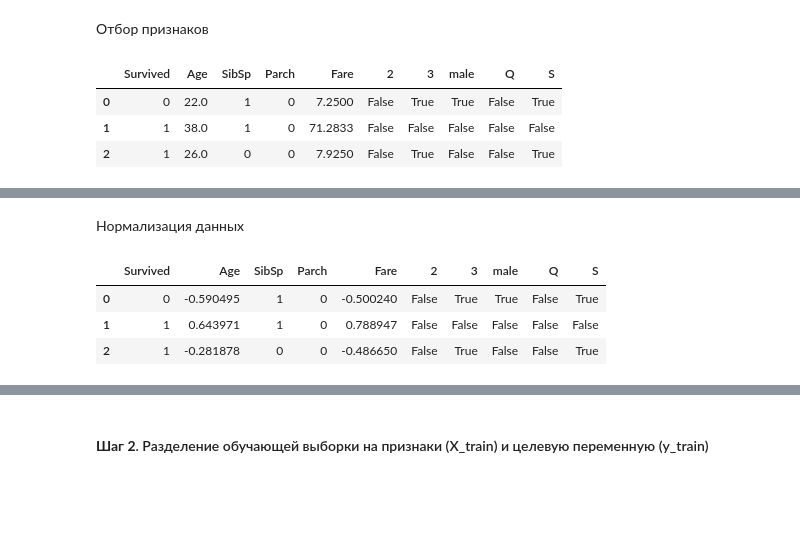
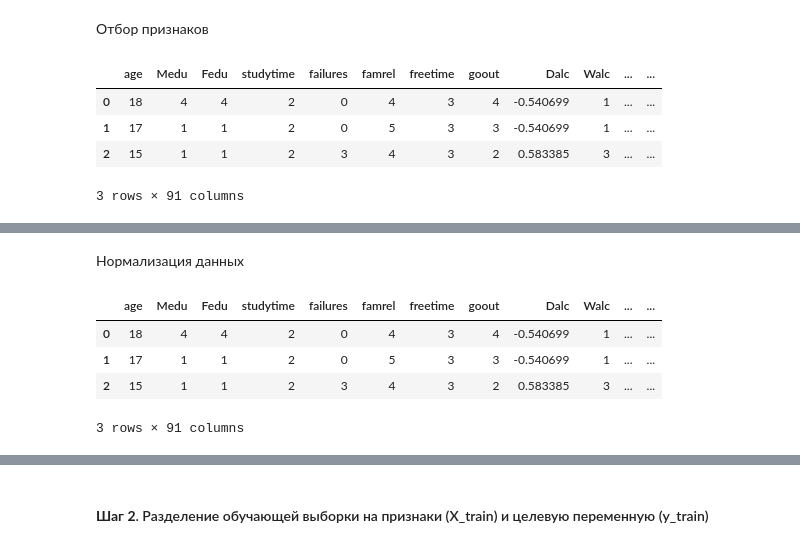
Before and after one commit to anryisreal/Dataset, a Jupyter notebook: Лабораторная_2.ipynb, the cells around one changed output, grey strips where cells are left out. Cells and saved outputs as stored; diff of their text form; code cells hidden in the pictures; blank space fills up the shorter version.

```diff
--- a/Лабораторная_2.ipynb
+++ b/Лабораторная_2.ipynb
@@ -155,5 +191,5 @@ with open('/content/test.csv', 'r') as f3:
 import pandas as pd
 
 # применим функцию read_csv() и посмотрим на первые три записи файла train.csv
-train = pd.read_csv('/content/train.csv')
+train = pd.read_csv('/content/student-mat.csv')
 train.head(3)
@@ -229,7 +280,7 @@ dtype: int64
 # переменная Cabin (номер каюты), скорее всего, не является самой важной
 # избавимся от нее с помощью метода .drop()
 # (параметр axis = 1 отвечает за столбцы, inplace = True сохраняет изменения)
-train.drop(columns = 'Cabin', axis = 1, inplace = True)
+train.drop(columns = 'schoolsup', axis = 1, inplace = True)
 # %%
 # а вот Age (возраст) скорее важен, заменим пустые значения средним арифметическим
 train['Age'].fillna(train['Age'].mean(), inplace = True)
@@ -283,6 +334,6 @@ pd.get_dummies(previous['Sex'], dtype = int).head(3)
 | 2 | 1 | 0 |
 # %%
 # удалим первый столбец, он избыточен
-sex = pd.get_dummies(train['Sex'], drop_first = True)
+sex = pd.get_dummies(train['sex'], drop_first = True)
 sex.head(3)
 # %% [output]
@@ -292,8 +343,8 @@ sex.head(3)
 | 2 | False |
 # %%
 # сделаем то же самое для переменных Pclass и Embarked
-embarked = pd.get_dummies(train['Embarked'], drop_first = True)
-pclass = pd.get_dummies(train['Pclass'], drop_first = True)
+embarked = pd.get_dummies(train['famrel'], drop_first = True)
+pclass = pd.get_dummies(train['absences'], drop_first = True)
 # %%
 # присоединим закодированные через one-hot encoding переменные
 # к исходному датафрейму через функцию .concat()
@@ -308,10 +360,11 @@ train.head(3)
 Отбор признаков
 # %%
 # удалим те столбцы, которые нам теперь не нужны
-train.drop(['PassengerId', 'Pclass', 'Name', 'Sex', 'Ticket', 'Embarked'], axis = 1, inplace = True)
+train.drop([], axis = 1, inplace = True)
 train.head(3)
 # %% [output]
-|  | Survived | Age | SibSp | Parch | Fare | 2 | 3 | male | Q | S |
-| 0 | 0 | 22.0 | 1 | 0 | 7.2500 | False | True | True | False | True |
-| 1 | 1 | 38.0 | 1 | 0 | 71.2833 | False | False | False | False | False |
-| 2 | 1 | 26.0 | 0 | 0 | 7.9250 | False | True | False | False | True |
+|  | age | Medu | Fedu | studytime | failures | famrel | freetime | goout | Dalc | Walc | ... | ... |
+| 0 | 18 | 4 | 4 | 2 | 0 | 4 | 3 | 4 | -0.540699 | 1 | ... | ... |
+| 1 | 17 | 1 | 1 | 2 | 0 | 5 | 3 | 3 | -0.540699 | 1 | ... | ... |
+| 2 | 15 | 1 | 1 | 2 | 3 | 4 | 3 | 2 | 0.583385 | 3 | ... | ... |
+3 rows × 91 columns
@@ -325,7 +379,7 @@ from sklearn.preprocessing import StandardScaler
 scaler = StandardScaler()
 
 # выберем те столбцы, которые мы хотим масштабировать
-cols_to_scale = ['Age', 'Fare']
+cols_to_scale = ['Dalc', 'health']
 
 # рассчитаем среднее арифметическое и СКО для масштабирования данных
 scaler.fit(train[cols_to_scale])
@@ -336,10 +390,11 @@ train[cols_to_scale] = scaler.transform(train[cols_to_scale])
 # посмотрим на результат
 train.head(3)
 # %% [output]
-|  | Survived | Age | SibSp | Parch | Fare | 2 | 3 | male | Q | S |
-| 0 | 0 | -0.590495 | 1 | 0 | -0.500240 | False | True | True | False | True |
-| 1 | 1 | 0.643971 | 1 | 0 | 0.788947 | False | False | False | False | False |
-| 2 | 1 | -0.281878 | 0 | 0 | -0.486650 | False | True | False | False | True |
+|  | age | Medu | Fedu | studytime | failures | famrel | freetime | goout | Dalc | Walc | ... | ... |
+| 0 | 18 | 4 | 4 | 2 | 0 | 4 | 3 | 4 | -0.540699 | 1 | ... | ... |
+| 1 | 17 | 1 | 1 | 2 | 0 | 5 | 3 | 3 | -0.540699 | 1 | ... | ... |
+| 2 | 15 | 1 | 1 | 2 | 3 | 4 | 3 | 2 | 0.583385 | 3 | ... | ... |
+3 rows × 91 columns
 # %%
 # некоторые названия столбцов теперь представляют собой числа, так быть не должно
 train.columns
```
Also changed, not shown: parts of 38 cells of this notebook.
